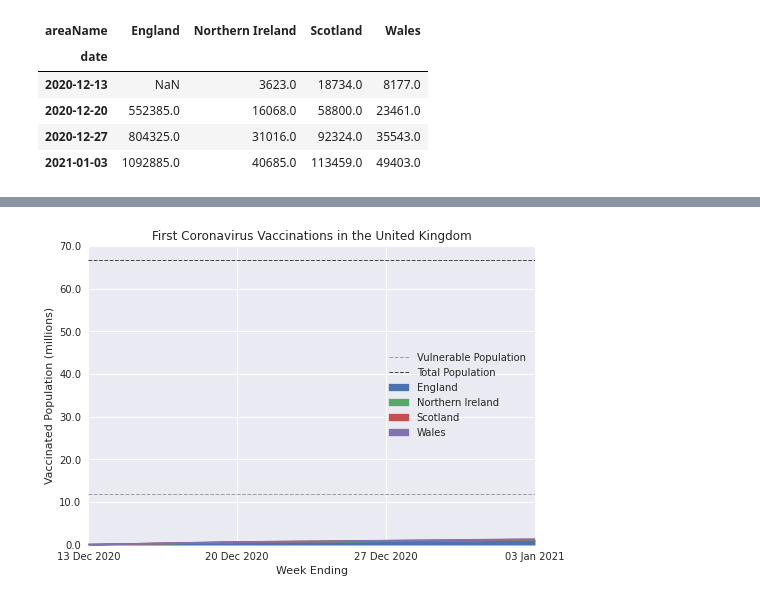
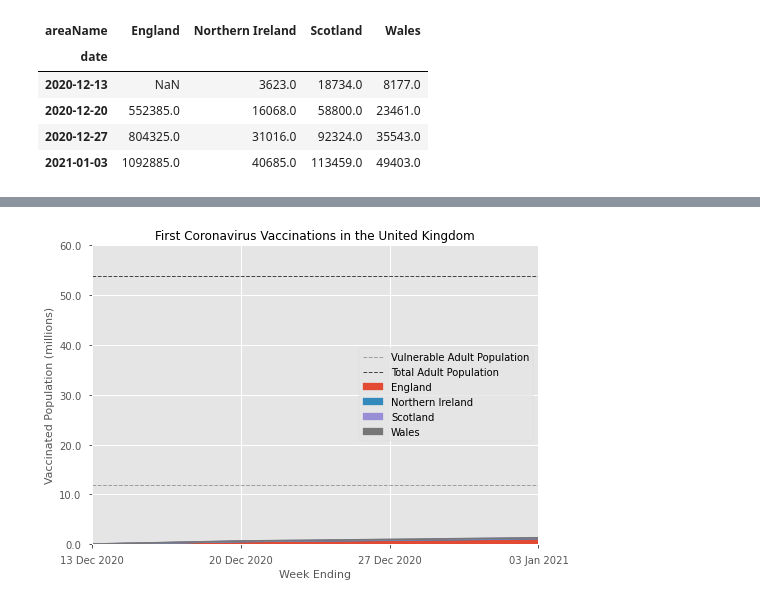
Before and after one commit to canwaf/scrapbook, a Jupyter notebook: coronavirus/vaccine_rollout.ipynb, the cells around one changed output, grey strips where cells are left out. Cells and saved outputs as stored; diff of their text form; code cells hidden in the pictures.

Commit message:
Notebook revamp, license change.

```diff
--- a/coronavirus/vaccine_rollout.ipynb
+++ b/coronavirus/vaccine_rollout.ipynb
@@ -45,7 +102,7 @@ pop.head()
 # %%
 # Merge dataframes and drop duplicate column
-df = vac.merge(pop, how='inner', left_on='areaName', right_on='Country')
-df.drop(['Country'], axis=1, inplace=True)
+df = vac.merge(pop[['t_19_adults', 'geogcode']], how='inner', left_on='areaCode', right_on='geogcode')
+df.drop(['geogcode'], axis=1, inplace=True)
 df.head()
 # %% [output]
 |  | areaType | areaName | areaCode | date | newPeopleReceivingFirstDose | cumPeopleReceivingFirstDose | ... |
@@ -55,8 +112,8 @@ df.head()
 | 3 | nation | Northern Ireland | N92000002 | 2021-01-03 | 9669 | 40685 | ... |
 | 4 | nation | Northern Ireland | N92000002 | 2020-12-27 | 14948 | 31016 | ... |
 # %%
-# Rename population value, drop measure
-df = df.rename({'Value': 'popMid2019est'}, axis=1).drop('Measure', axis=1)
+# Rename population value
+df = df.rename({'t_19_adults': 'popMid2019adults'}, axis=1)
 df.head()
 # %% [output]
 |  | areaType | areaName | areaCode | date | newPeopleReceivingFirstDose | cumPeopleReceivingFirstDose | ... |
@@ -87,0 +138,3 @@ formatter = FuncFormatter(millions_formatter)
+# %%
+vulnerable = 12000000
+population = pop.loc[pop['geogcode'] == 'K02000001', 't_19_adults'].values[0]
@@ -88,6 +143,6 @@ formatter = FuncFormatter(millions_formatter)
 # %%
-shape = df[['date','areaName','cumPeopleReceivingFirstDose']].pivot(index='date', columns='areaName', values='cumPeopleReceivingFirstDose')
-shape
+shape_first = df[['date','areaName','cumPeopleReceivingFirstDose']].pivot(index='date', columns='areaName', values='cumPeopleReceivingFirstDose')
+shape_first
 # %% [output]
 | areaName | England | Northern Ireland | Scotland | Wales |
 | date |  |  |  |  |
@@ -107,23 +153,25 @@ date
 # %%
-ax = shape.plot(xticks=shape.index, kind='area')
+# Data
+ax = shape_first.plot(xticks=shape_first.index, kind='area')
+# Titles and Labels
+ax.set_title('First Coronavirus Vaccinations in the United Kingdom')
 ylab = ax.set_ylabel('Vaccinated Population (millions)')
 xlab = ax.set_xlabel('Week Ending')
 
-ylim = ax.set_ylim(top=70000000)
+# Axis
+ylim = ax.set_ylim(top=60000000)
 yaxis = ax.yaxis.set_major_formatter(FuncFormatter(millions_formatter))
+xaxis = plt.xticks(shape.index, shape.index.strftime('%d %b %Y'))
 
-vulnerable = 12000000
-vuln = ax.axhline(vulnerable, c='grey', ls='dashed', lw=1, alpha=0.7, label='Vulnerable Population')
+# Lines
+vulnline = ax.axhline(vulnerable, c='grey', ls='dashed', lw=1, alpha=0.7, label='Vulnerable Adult Population')
+popline = ax.axhline(population, c='black', ls='dashed', lw=1, alpha=0.7, label='Total Adult Population')
 
-population = 66796807
-pop = ax.axhline(population, c='black', ls='dashed', lw=1, alpha=0.7, label='Total Population')
-
-ax.set_title('First Coronavirus Vaccinations in the United Kingdom')
-
-xaxis = plt.xticks(shape.index, shape.index.strftime('%d %b %Y'))
+# Style
+plt.style.use('seaborn-notebook')
 
 plt.legend()
 
 plt.show()
 # %% [output]
-[figure, old version]
+[figure, new version]
```
Also changed, not shown: parts of 23 cells of this notebook, 4 other files.
